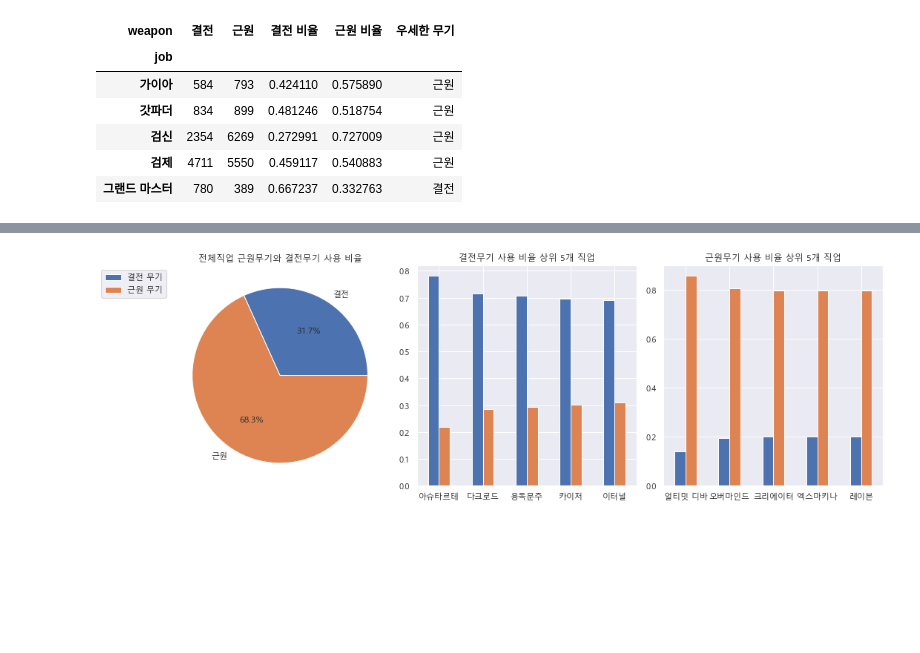
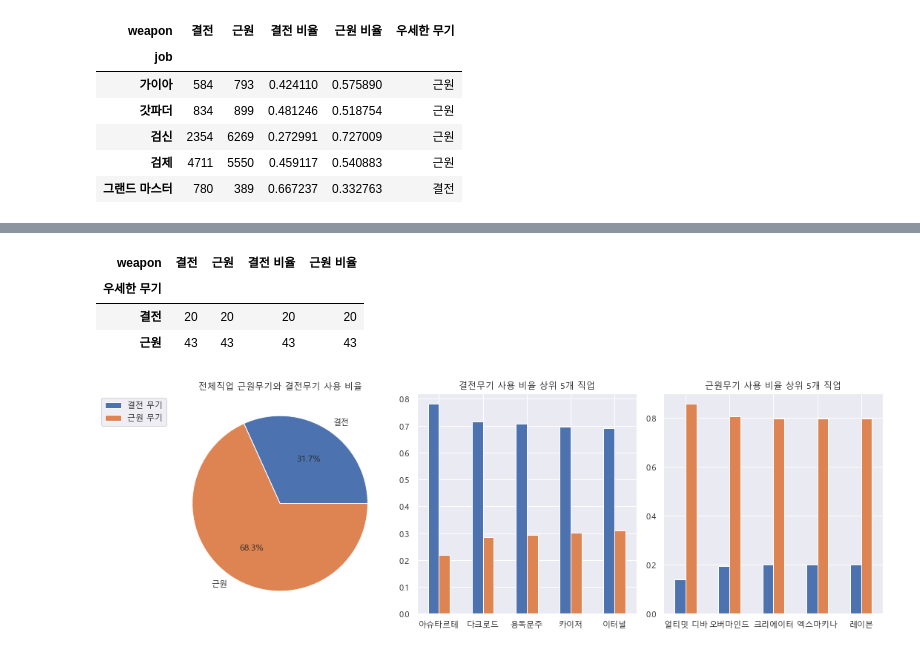
Before and after one commit to sda96/DNF_Analysis, a Jupyter notebook: notebook/DF_fetch_comment/problem_mining.ipynb, the cells around one changed output, grey strips where cells are left out. Saved outputs shown, nothing was run; the diff lists cells and outputs as text; code cells hidden in the pictures; blank space fills up the shorter version.

```diff
--- a/notebook/DF_fetch_comment/problem_mining.ipynb
+++ b/notebook/DF_fetch_comment/problem_mining.ipynb
@@ -429,2 +534,9 @@ plt.show()
+# %%
+result.groupby("우세한 무기").count()
+# %% [output]
+| weapon | 결전 | 근원 | 결전 비율 | 근원 비율 |
+| 우세한 무기 |  |  |  |  |
+| 결전 | 20 | 20 | 20 | 20 |
+| 근원 | 43 | 43 | 43 | 43 |
 # %%
 fig, axes = plt.subplots(1,3, figsize =(15, 5))
```
Also changed, not shown: parts of 59 cells of this notebook, 13 other files.
